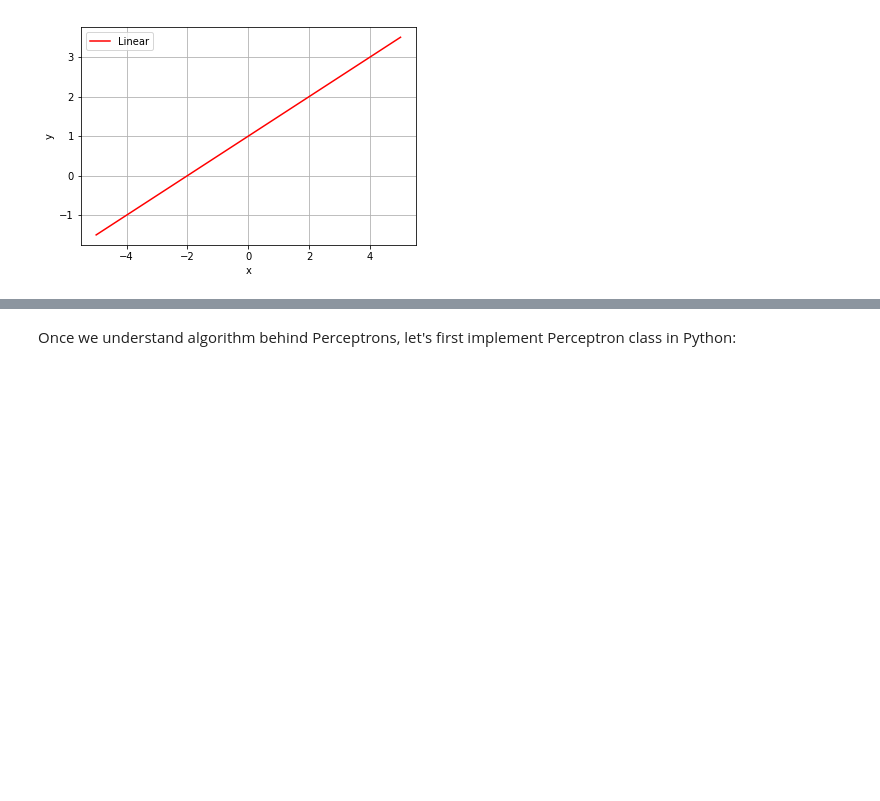
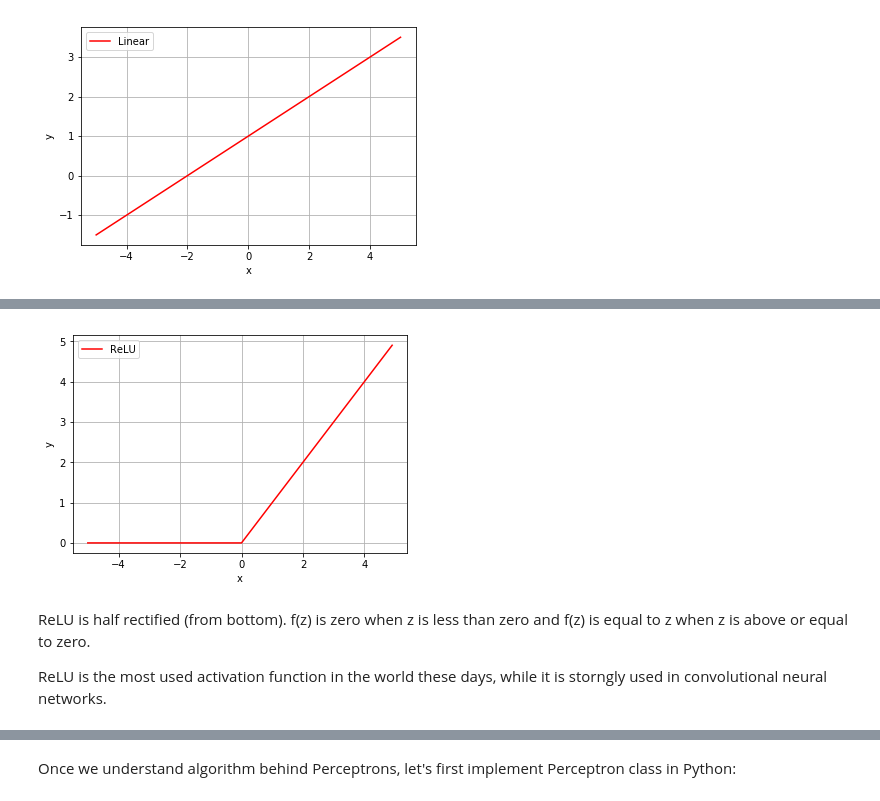
Before and after one commit to fractus-io/neural-networks-tutorial, a Jupyter notebook: NeuralNetworksBasics.ipynb, the cells around one changed output, grey strips where cells are left out. Drawn from its saved outputs; the diff is of its cells as text; code cells hidden in the pictures; blank space fills up the shorter version.

Commit message:
update activation functions

```diff
--- a/NeuralNetworksBasics.ipynb
+++ b/NeuralNetworksBasics.ipynb
@@ -240,3 +222,23 @@ plt.show()
+# %%
+def relu(x):
+    return np.maximum(0, x)
+
+x = np.arange(-5.0, 5.0, 0.1)
+y = relu(x)
+
+plt.grid(True)
+plt.xlabel('x')
+plt.ylabel('y')
+plt.plot(x, y, label='ReLU', color='r')
+
+plt.legend()
+plt.show()
+# %% [output]
+[figure, added]
+# %% [markdown]
+ReLU is half rectified (from bottom). f(z) is zero when z is less than zero and f(z) is equal to z when z is above or equal to zero.
+
+ReLU is the most used activation function in the world these days, while it is storngly used in convolutional neural networks.
 # %% [markdown]
 
 
```
Also changed, not shown: parts of 17 cells of this notebook.
